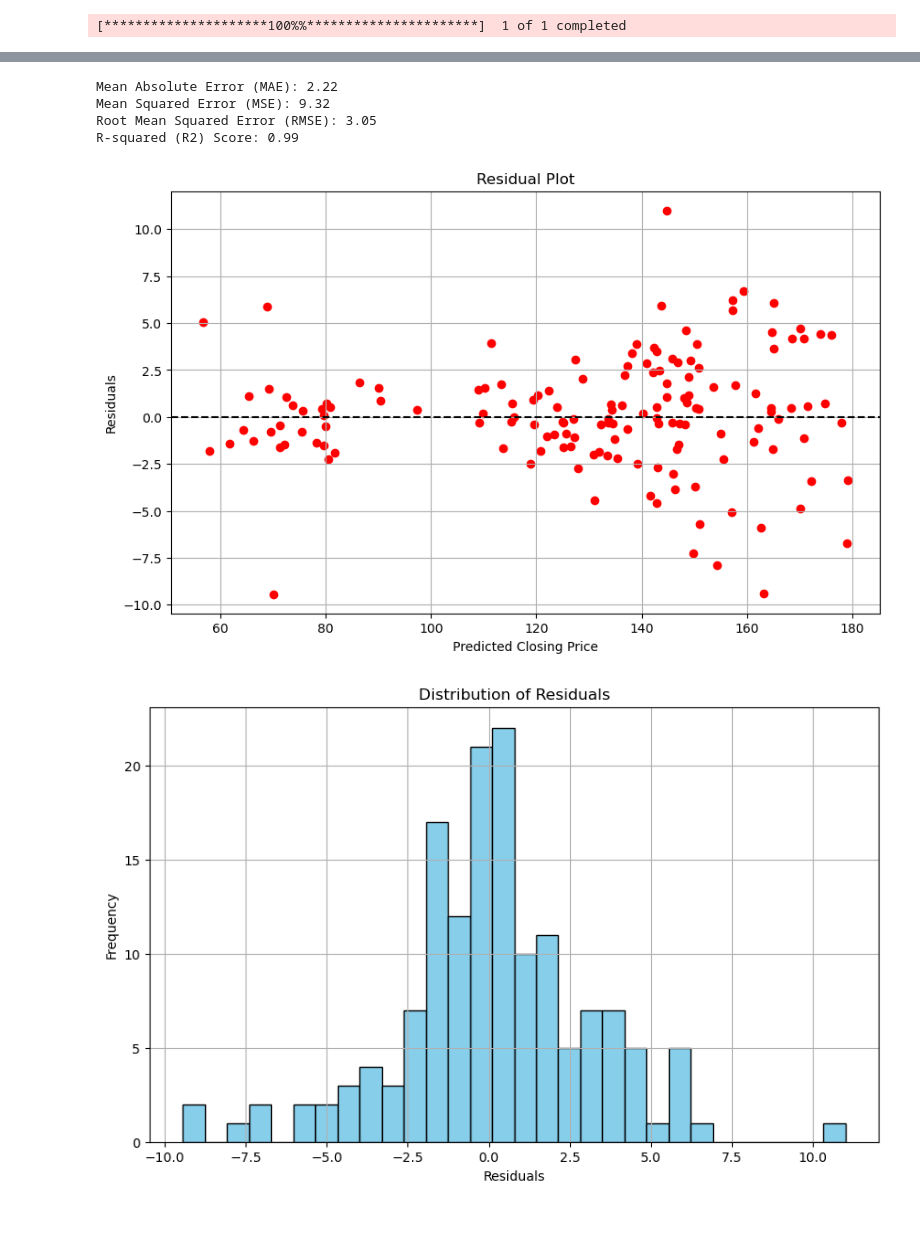
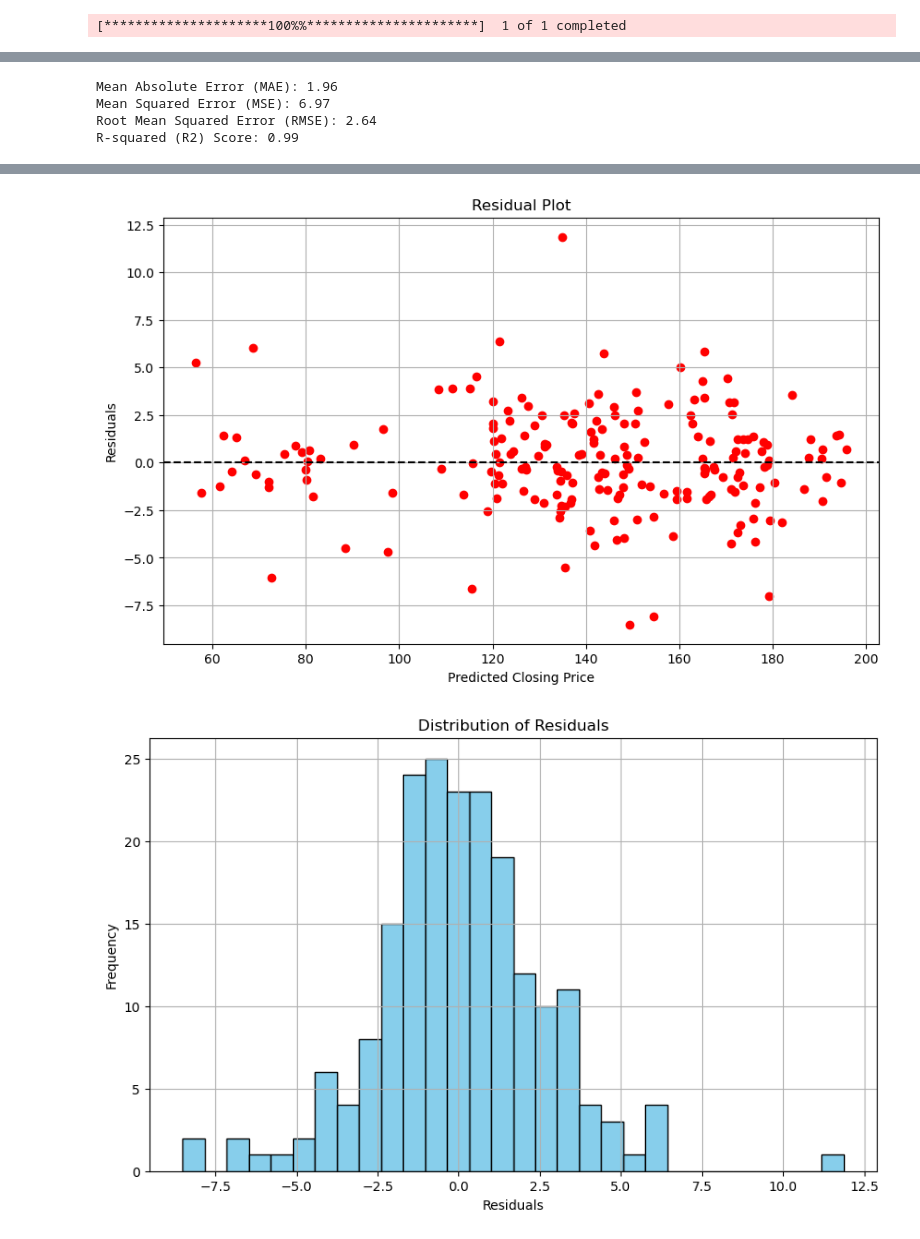
Before and after one commit to afrenkai/IASummer20241stProject, a Jupyter notebook: IAIntro24ProjStarter.ipynb, the cells around one changed output, grey strips where cells are left out. Cells and saved outputs as stored; diff of their text form; code cells hidden in the pictures.

Commit message:
added more descriptive stuff in the plots. Made datetimes constants for ease of conversion and use

```diff
--- a/IAIntro24ProjStarter.ipynb
+++ b/IAIntro24ProjStarter.ipynb
@@ -1,5 +1,5 @@
 # %%
-import yfinance as yf #yahoo finance model
+import yfinance as yf #yahoo finance package
 
 
 import numpy as np # numpy for data processsing and math
@@ -7,19 +7,22 @@ from sklearn.model_selection import train_test_split # splitting into train/test
 from sklearn.linear_model import LinearRegression # Using standard lin reg model to fit to stock price
 import matplotlib.pyplot as plt # visualization for the graphs that are printed out
 from sklearn.metrics import mean_absolute_error, mean_squared_error, r2_score #import loss formulas, google for the actual formulas.
+from datetime import datetime
 
 
 
-
-stock_symbol = 'AAPL'  # constant to declare a stock ticker to run the model wit
-stock_data = yf.download(stock_symbol, start='2020-01-01', end='2023-01-01')
+stock_symbol = 'AAPL'  # constant to declare a stock ticker to run the model with. Here I Picked apple
+start_date = '2020-01-01' #YYYY-MM-DD afaik
+end_date = '2024-01-01' #YYYY-MM-DD afaik
+stock_data = yf.download(stock_symbol, start=start_date, end=end_date)
 # call of yahoo finance api with following args:
 # symbol (as declared earlier), start date in YYYY-MM-DD format, end date in YYYY-MM-DD format. Converts data to DF for processing
-
-# Plotting the historical stock prices
+start_date_forgraph  = datetime.strptime(start_date, '%Y-%m-%d').strftime('%m/%d/%Y')
+end_date_forgraph = datetime.strptime(end_date, '%Y-%m-%d').strftime('%m/%d/%Y')
+# Plotting the historical stock prices of chosen plot
 plt.figure(figsize=(12, 6))
 plt.plot(stock_data.index, stock_data['Close'], label='Closing Prices')
-plt.title('Historical Stock Prices') # title of plot
+plt.title(f'Historical Stock Prices of ${stock_symbol} from {start_date_forgraph} to {end_date_forgraph}') # title of plot
 plt.xlabel('Date') #x axis label
 plt.ylabel('Price (USD)') # y axis label
 plt.legend() # adds a legend
@@ -45,16 +48,7 @@ model.fit(X_train, y_train) # model works
 # Predicting test set results
 predictions = model.predict(X_test) # using the 20% obfuscated data to see if the model can accurately predict
 
-# Visualizing the actual vs. predicted prices
-plt.figure(figsize=(10, 6))
-plt.scatter(X_test, y_test, color='black', label='Actual Prices')
-plt.plot(X_test, predictions, color='blue', linewidth=3, label='Predicted Prices')
-plt.title('Actual vs. Predicted Stock Prices')
-plt.xlabel('Actual Closing Price')
-plt.ylabel('Predicted Closing Price')
-plt.legend()
-plt.grid(True)
-plt.show()
+
 
 # Calculate error metrics
 mae = mean_absolute_error(y_test, predictions)
@@ -62,11 +56,21 @@ mse = mean_squared_error(y_test, predictions)
 rmse = np.sqrt(mse)
 r2 = r2_score(y_test, predictions)
 
-print(f'\nMean Absolute Error (MAE): {mae:.2f}')
-print(f'Mean Squared Error (MSE): {mse:.2f}')
+print(f'\nMean Absolute Error (MAE): {mae:.2f}') # shortens to 2 decimal pts
+print(f'Mean Squared Error (MSE): {mse:.2f}') # shortens to 2 decimal pts
 print(f'Root Mean Squared Error (RMSE): {rmse:.2f}')
 print(f'R-squared (R2) Score: {r2:.2f}')
 
+# Visualizing the actual vs. predicted prices
+plt.figure(figsize=(10, 6))
+plt.scatter(X_test, y_test, color='black', label='Actual Prices')
+plt.plot(X_test, predictions, color='blue', linewidth=3, label='Predicted Prices')
+plt.title(f'Actual vs. Predicted Stock Prices of ${stock_symbol}')
+plt.xlabel('Actual Closing Price')
+plt.ylabel('Predicted Closing Price')
+plt.legend()
+plt.grid(True)
+plt.show()
 
 # Plotting residuals (difference between actual and predicted prices)
 residuals = y_test - predictions
@@ -96,0 +101,4 @@ plt.show()
+Mean Absolute Error (MAE): 1.96
+Mean Squared Error (MSE): 6.97
+Root Mean Squared Error (RMSE): 2.64
+R-squared (R2) Score: 0.99
@@ -98,6 +106,2 @@ plt.show()
-Mean Absolute Error (MAE): 2.22
-Mean Squared Error (MSE): 9.32
-Root Mean Squared Error (RMSE): 3.05
-R-squared (R2) Score: 0.99
-[figure, old version]
+[figure, new version]
-[figure, old version]
+[figure, new version]
```
Also changed, not shown: parts of 1 cell of this notebook, 1 other file.
